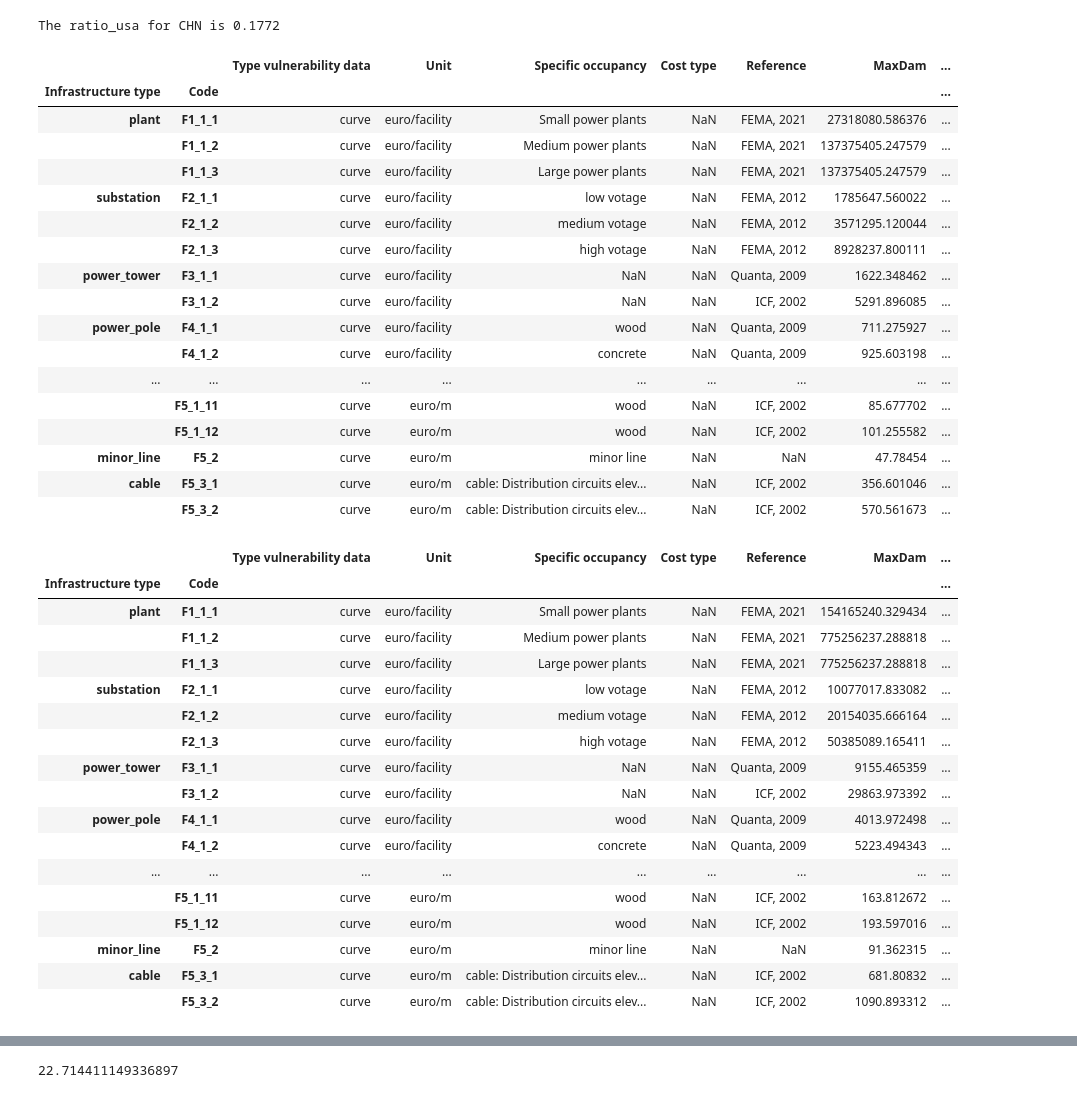
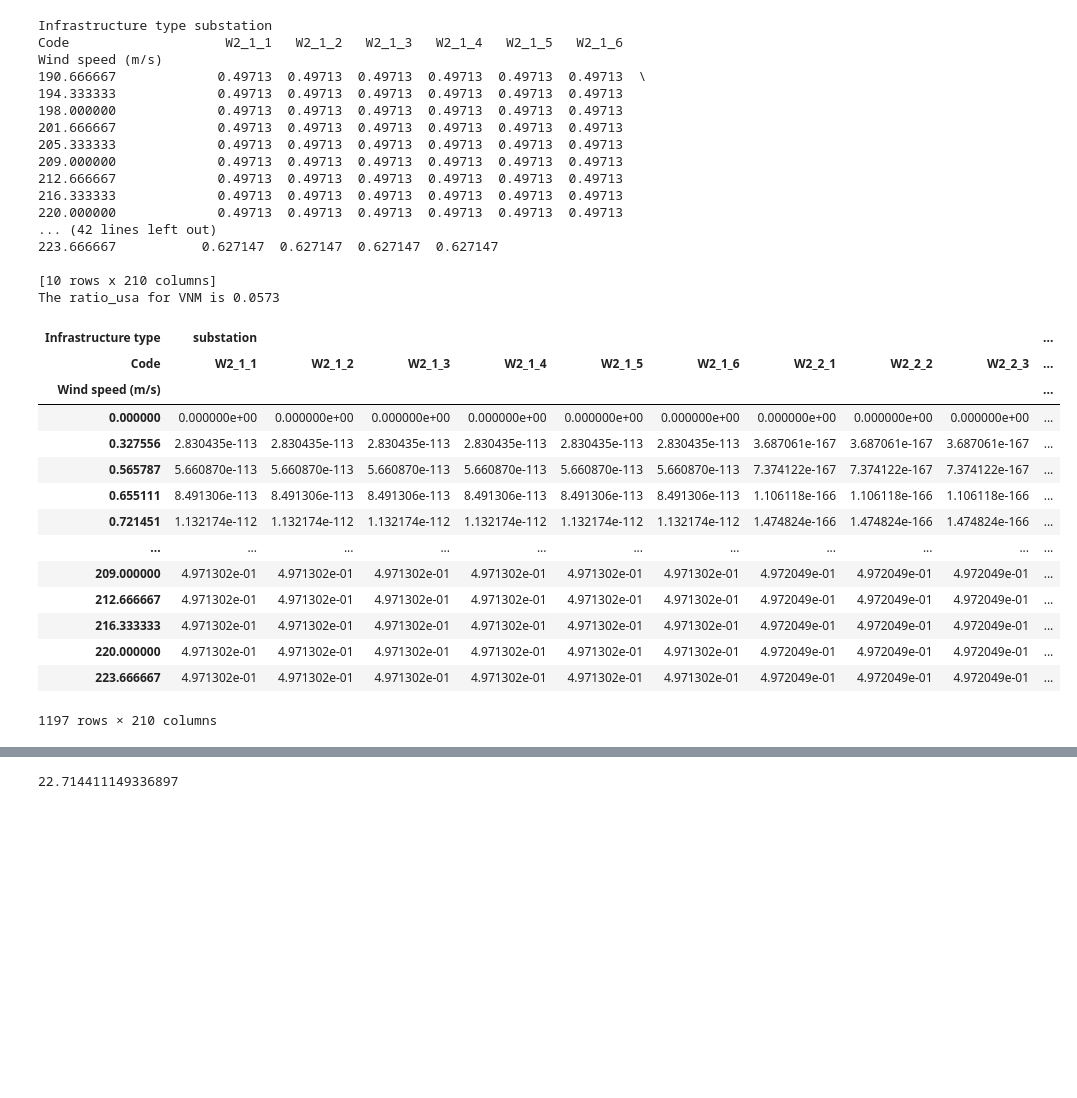
Before and after one commit to Mengqi-Ye/pg_risk_analysis, a Jupyter notebook: notebooks/Example_run.ipynb, the cells around one changed output, grey strips where cells are left out. Saved outputs shown, nothing was run; the diff lists cells and outputs as text; code cells hidden in the pictures; blank space fills up the shorter version.

Commit message:
revise design_wind_speed, update src files

```diff
--- a/notebooks/Example_run.ipynb
+++ b/notebooks/Example_run.ipynb
@@ -535,47 +496,37 @@ def get_damage_per_asset_per_rp(asset,df_ds,assets,curves,maxdam,return_period,c
                                                           hazard_intensity,fragility_values.T[iter_]))*upperdam_asset[iter_])])
             return collect_all
 # %%
-maxdam = load_curves_maxdam('CHN',vul_curve_path,'fl')[1]
-maxdam
+load_curves_maxdam('VNM',vul_curve_path,'tc')[0]
 # %% [output]
-The ratio_usa for CHN is 0.1772
+Infrastructure type substation
+Code                    W2_1_1   W2_1_2   W2_1_3   W2_1_4   W2_1_5   W2_1_6
+Wind speed (m/s)
+190.666667             0.49713  0.49713  0.49713  0.49713  0.49713  0.49713  \
+194.333333             0.49713  0.49713  0.49713  0.49713  0.49713  0.49713
+198.000000             0.49713  0.49713  0.49713  0.49713  0.49713  0.49713
+201.666667             0.49713  0.49713  0.49713  0.49713  0.49713  0.49713
+205.333333             0.49713  0.49713  0.49713  0.49713  0.49713  0.49713
+209.000000             0.49713  0.49713  0.49713  0.49713  0.49713  0.49713
+212.666667             0.49713  0.49713  0.49713  0.49713  0.49713  0.49713
+216.333333             0.49713  0.49713  0.49713  0.49713  0.49713  0.49713
+220.000000             0.49713  0.49713  0.49713  0.49713  0.49713  0.49713
+... (42 lines left out)
+223.666667           0.627147  0.627147  0.627147  0.627147
+
+[10 rows x 210 columns]
+The ratio_usa for VNM is 0.0573
-|  |  | Type vulnerability data | Unit | Specific occupancy | Cost type | Reference | MaxDam | ... |
-| Infrastructure type | Code |  |  |  |  |  |  | ... |
-| plant | F1_1_1 | curve | euro/facility | Small power plants | NaN | FEMA, 2021 | 27318080.586376 | ... |
-|  | F1_1_2 | curve | euro/facility | Medium power plants | NaN | FEMA, 2021 | 137375405.247579 | ... |
-|  | F1_1_3 | curve | euro/facility | Large power plants | NaN | FEMA, 2021 | 137375405.247579 | ... |
-| substation | F2_1_1 | curve | euro/facility | low votage | NaN | FEMA, 2012 | 1785647.560022 | ... |
-|  | F2_1_2 | curve | euro/facility | medium votage | NaN | FEMA, 2012 | 3571295.120044 | ... |
-|  | F2_1_3 | curve | euro/facility | high votage | NaN | FEMA, 2012 | 8928237.800111 | ... |
-| power_tower | F3_1_1 | curve | euro/facility | NaN | NaN | Quanta, 2009 | 1622.348462 | ... |
-|  | F3_1_2 | curve | euro/facility | NaN | NaN | ICF, 2002 | 5291.896085 | ... |
-| power_pole | F4_1_1 | curve | euro/facility | wood | NaN | Quanta, 2009 | 711.275927 | ... |
-|  | F4_1_2 | curve | euro/facility | concrete | NaN | Quanta, 2009 | 925.603198 | ... |
-| ... | ... | ... | ... | ... | ... | ... | ... | ... |
-|  | F5_1_11 | curve | euro/m | wood | NaN | ICF, 2002 | 85.677702 | ... |
-|  | F5_1_12 | curve | euro/m | wood | NaN | ICF, 2002 | 101.255582 | ... |
-| minor_line | F5_2 | curve | euro/m | minor line | NaN | NaN | 47.78454 | ... |
-| cable | F5_3_1 | curve | euro/m | cable: Distribution circuits elev... | NaN | ICF, 2002 | 356.601046 | ... |
-|  | F5_3_2 | curve | euro/m | cable: Distribution circuits elev... | NaN | ICF, 2002 | 570.561673 | ... |
+| Infrastructure type | substation |  |  |  |  |  |  |  |  | ... |
+| Code | W2_1_1 | W2_1_2 | W2_1_3 | W2_1_4 | W2_1_5 | W2_1_6 | W2_2_1 | W2_2_2 | W2_2_3 | ... |
+| Wind speed (m/s) |  |  |  |  |  |  |  |  |  | ... |
+| 0.000000 | 0.000000e+00 | 0.000000e+00 | 0.000000e+00 | 0.000000e+00 | 0.000000e+00 | 0.000000e+00 | 0.000000e+00 | 0.000000e+00 | 0.000000e+00 | ... |
+| 0.327556 | 2.830435e-113 | 2.830435e-113 | 2.830435e-113 | 2.830435e-113 | 2.830435e-113 | 2.830435e-113 | 3.687061e-167 | 3.687061e-167 | 3.687061e-167 | ... |
+| 0.565787 | 5.660870e-113 | 5.660870e-113 | 5.660870e-113 | 5.660870e-113 | 5.660870e-113 | 5.660870e-113 | 7.374122e-167 | 7.374122e-167 | 7.374122e-167 | ... |
+| 0.655111 | 8.491306e-113 | 8.491306e-113 | 8.491306e-113 | 8.491306e-113 | 8.491306e-113 | 8.491306e-113 | 1.106118e-166 | 1.106118e-166 | 1.106118e-166 | ... |
+| 0.721451 | 1.132174e-112 | 1.132174e-112 | 1.132174e-112 | 1.132174e-112 | 1.132174e-112 | 1.132174e-112 | 1.474824e-166 | 1.474824e-166 | 1.474824e-166 | ... |
+| ... | ... | ... | ... | ... | ... | ... | ... | ... | ... | ... |
+| 209.000000 | 4.971302e-01 | 4.971302e-01 | 4.971302e-01 | 4.971302e-01 | 4.971302e-01 | 4.971302e-01 | 4.972049e-01 | 4.972049e-01 | 4.972049e-01 | ... |
+| 212.666667 | 4.971302e-01 | 4.971302e-01 | 4.971302e-01 | 4.971302e-01 | 4.971302e-01 | 4.971302e-01 | 4.972049e-01 | 4.972049e-01 | 4.972049e-01 | ... |
+| 216.333333 | 4.971302e-01 | 4.971302e-01 | 4.971302e-01 | 4.971302e-01 | 4.971302e-01 | 4.971302e-01 | 4.972049e-01 | 4.972049e-01 | 4.972049e-01 | ... |
+| 220.000000 | 4.971302e-01 | 4.971302e-01 | 4.971302e-01 | 4.971302e-01 | 4.971302e-01 | 4.971302e-01 | 4.972049e-01 | 4.972049e-01 | 4.972049e-01 | ... |
+| 223.666667 | 4.971302e-01 | 4.971302e-01 | 4.971302e-01 | 4.971302e-01 | 4.971302e-01 | 4.971302e-01 | 4.972049e-01 | 4.972049e-01 | 4.972049e-01 | ... |
+1197 rows × 210 columns
-# %%
-maxdam_old = load_curves_maxdam(vul_curve_path,'fl')[1]
-maxdam_old
-# %% [output]
-|  |  | Type vulnerability data | Unit | Specific occupancy | Cost type | Reference | MaxDam | ... |
-| Infrastructure type | Code |  |  |  |  |  |  | ... |
-| plant | F1_1_1 | curve | euro/facility | Small power plants | NaN | FEMA, 2021 | 154165240.329434 | ... |
-|  | F1_1_2 | curve | euro/facility | Medium power plants | NaN | FEMA, 2021 | 775256237.288818 | ... |
-|  | F1_1_3 | curve | euro/facility | Large power plants | NaN | FEMA, 2021 | 775256237.288818 | ... |
-| substation | F2_1_1 | curve | euro/facility | low votage | NaN | FEMA, 2012 | 10077017.833082 | ... |
-|  | F2_1_2 | curve | euro/facility | medium votage | NaN | FEMA, 2012 | 20154035.666164 | ... |
-|  | F2_1_3 | curve | euro/facility | high votage | NaN | FEMA, 2012 | 50385089.165411 | ... |
-| power_tower | F3_1_1 | curve | euro/facility | NaN | NaN | Quanta, 2009 | 9155.465359 | ... |
-|  | F3_1_2 | curve | euro/facility | NaN | NaN | ICF, 2002 | 29863.973392 | ... |
-| power_pole | F4_1_1 | curve | euro/facility | wood | NaN | Quanta, 2009 | 4013.972498 | ... |
-|  | F4_1_2 | curve | euro/facility | concrete | NaN | Quanta, 2009 | 5223.494343 | ... |
-| ... | ... | ... | ... | ... | ... | ... | ... | ... |
-|  | F5_1_11 | curve | euro/m | wood | NaN | ICF, 2002 | 163.812672 | ... |
-|  | F5_1_12 | curve | euro/m | wood | NaN | ICF, 2002 | 193.597016 | ... |
-| minor_line | F5_2 | curve | euro/m | minor line | NaN | NaN | 91.362315 | ... |
-| cable | F5_3_1 | curve | euro/m | cable: Distribution circuits elev... | NaN | ICF, 2002 | 681.80832 | ... |
-|  | F5_3_2 | curve | euro/m | cable: Distribution circuits elev... | NaN | ICF, 2002 | 1090.893312 | ... |
```
Also changed, not shown: parts of 2 cells of this notebook, 2 other files.
